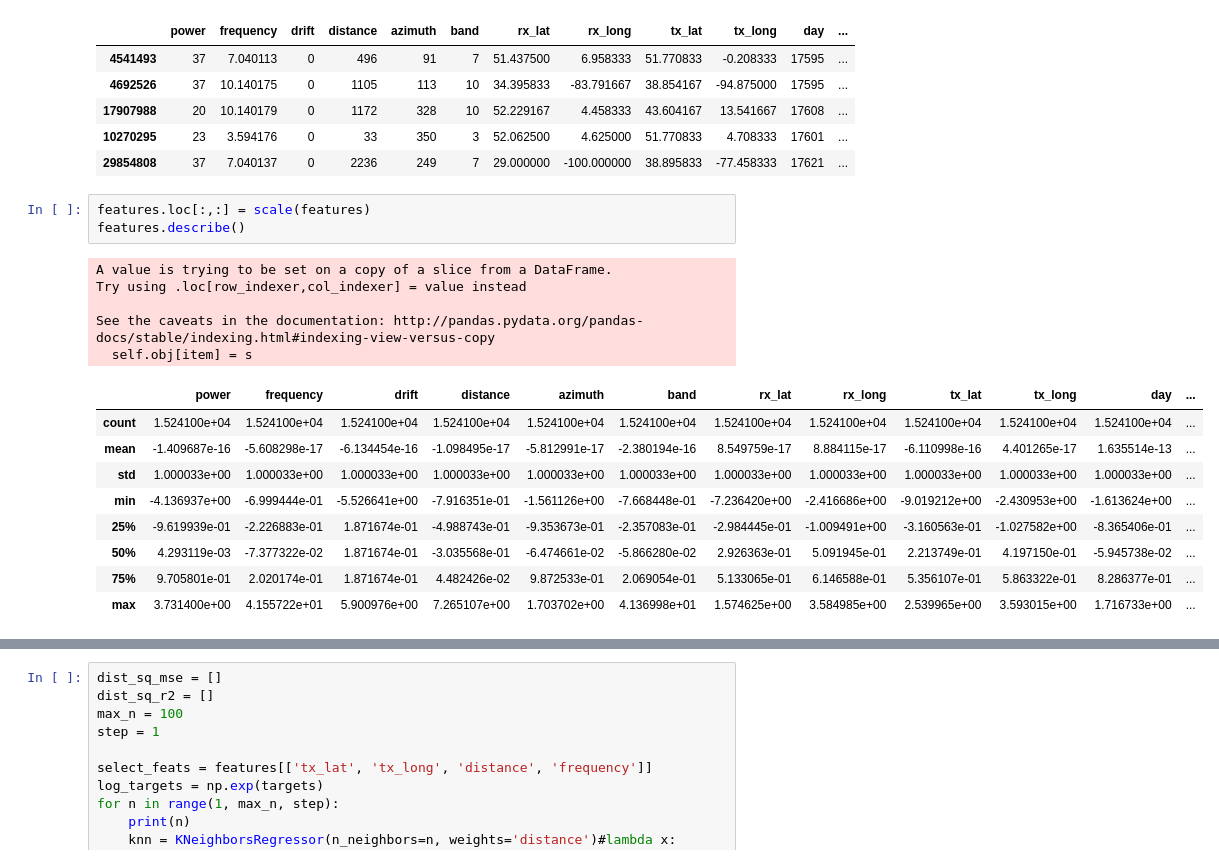
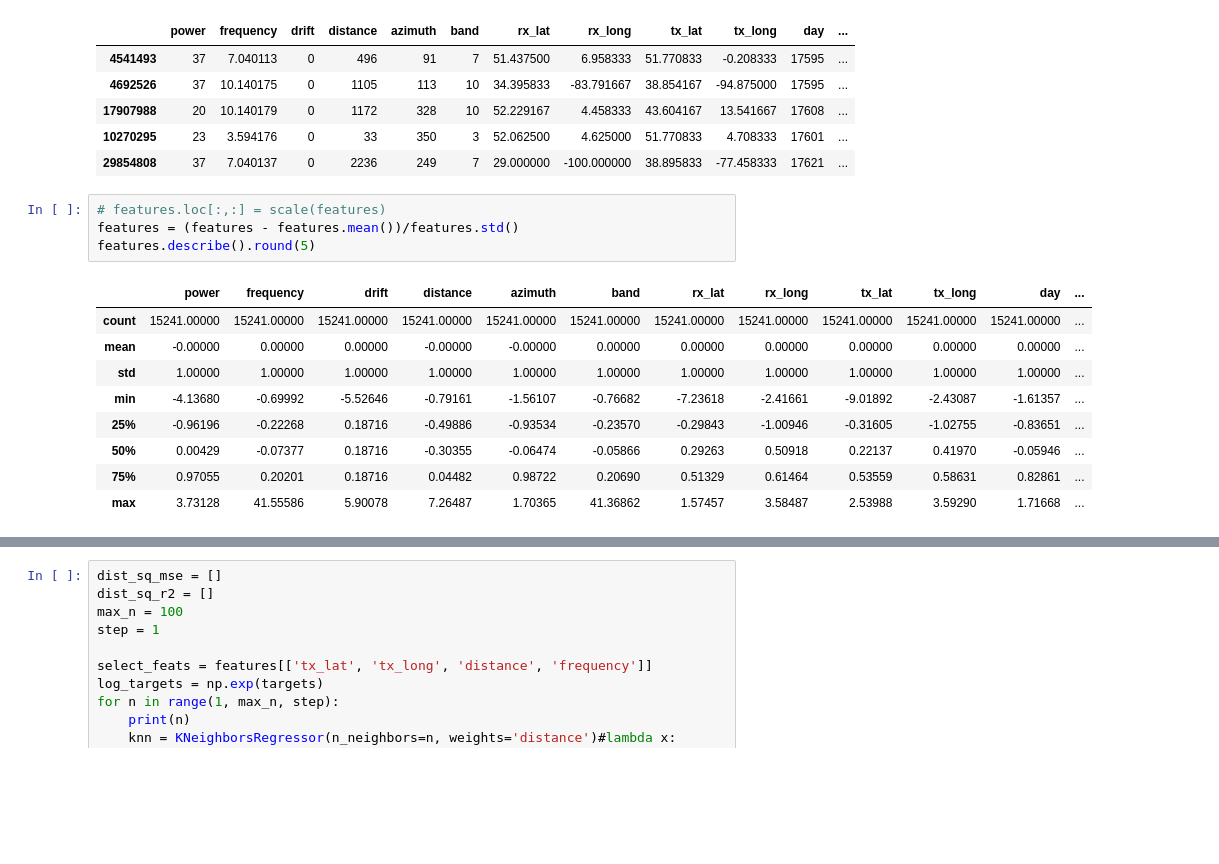
Before and after one commit to manojkur/radio-SNR-predictor, a Jupyter notebook: KNN_Testing.ipynb, the cells around one changed output, grey strips where cells are left out. Saved outputs shown, nothing was run; the diff lists cells and outputs as text; blank space fills up the shorter version.

```diff
--- a/KNN_Testing.ipynb
+++ b/KNN_Testing.ipynb
@@ -38,23 +38,19 @@ features.head()
 | 10270295 | 23 | 3.594176 | 0 | 33 | 350 | 3 | 52.062500 | 4.625000 | 51.770833 | 4.708333 | 17601 | ... |
 | 29854808 | 37 | 7.040137 | 0 | 2236 | 249 | 7 | 29.000000 | -100.000000 | 38.895833 | -77.458333 | 17621 | ... |
 # %%
-features.loc[:,:] = scale(features)
-features.describe()
+# features.loc[:,:] = scale(features)
+features = (features - features.mean())/features.std()
+features.describe().round(5)
 # %% [output]
-A value is trying to be set on a copy of a slice from a DataFrame.
-Try using .loc[row_indexer,col_indexer] = value instead
-
-See the caveats in the documentation: http://pandas.pydata.org/pandas-docs/stable/indexing.html#indexing-view-versus-copy
-  self.obj[item] = s
 |  | power | frequency | drift | distance | azimuth | band | rx_lat | rx_long | tx_lat | tx_long | day | ... |
-| count | 1.524100e+04 | 1.524100e+04 | 1.524100e+04 | 1.524100e+04 | 1.524100e+04 | 1.524100e+04 | 1.524100e+04 | 1.524100e+04 | 1.524100e+04 | 1.524100e+04 | 1.524100e+04 | ... |
-| mean | -1.409687e-16 | -5.608298e-17 | -6.134454e-16 | -1.098495e-17 | -5.812991e-17 | -2.380194e-16 | 8.549759e-17 | 8.884115e-17 | -6.110998e-16 | 4.401265e-17 | 1.635514e-13 | ... |
-| std | 1.000033e+00 | 1.000033e+00 | 1.000033e+00 | 1.000033e+00 | 1.000033e+00 | 1.000033e+00 | 1.000033e+00 | 1.000033e+00 | 1.000033e+00 | 1.000033e+00 | 1.000033e+00 | ... |
-| min | -4.136937e+00 | -6.999444e-01 | -5.526641e+00 | -7.916351e-01 | -1.561126e+00 | -7.668448e-01 | -7.236420e+00 | -2.416686e+00 | -9.019212e+00 | -2.430953e+00 | -1.613624e+00 | ... |
-| 25% | -9.619939e-01 | -2.226883e-01 | 1.871674e-01 | -4.988743e-01 | -9.353673e-01 | -2.357083e-01 | -2.984445e-01 | -1.009491e+00 | -3.160563e-01 | -1.027582e+00 | -8.365406e-01 | ... |
-| 50% | 4.293119e-03 | -7.377322e-02 | 1.871674e-01 | -3.035568e-01 | -6.474661e-02 | -5.866280e-02 | 2.926363e-01 | 5.091945e-01 | 2.213749e-01 | 4.197150e-01 | -5.945738e-02 | ... |
-| 75% | 9.705801e-01 | 2.020174e-01 | 1.871674e-01 | 4.482426e-02 | 9.872533e-01 | 2.069054e-01 | 5.133065e-01 | 6.146588e-01 | 5.356107e-01 | 5.863322e-01 | 8.286377e-01 | ... |
-| max | 3.731400e+00 | 4.155722e+01 | 5.900976e+00 | 7.265107e+00 | 1.703702e+00 | 4.136998e+01 | 1.574625e+00 | 3.584985e+00 | 2.539965e+00 | 3.593015e+00 | 1.716733e+00 | ... |
+| count | 15241.00000 | 15241.00000 | 15241.00000 | 15241.00000 | 15241.00000 | 15241.00000 | 15241.00000 | 15241.00000 | 15241.00000 | 15241.00000 | 15241.00000 | ... |
+| mean | -0.00000 | 0.00000 | 0.00000 | -0.00000 | -0.00000 | 0.00000 | 0.00000 | 0.00000 | 0.00000 | 0.00000 | 0.00000 | ... |
+| std | 1.00000 | 1.00000 | 1.00000 | 1.00000 | 1.00000 | 1.00000 | 1.00000 | 1.00000 | 1.00000 | 1.00000 | 1.00000 | ... |
+| min | -4.13680 | -0.69992 | -5.52646 | -0.79161 | -1.56107 | -0.76682 | -7.23618 | -2.41661 | -9.01892 | -2.43087 | -1.61357 | ... |
+| 25% | -0.96196 | -0.22268 | 0.18716 | -0.49886 | -0.93534 | -0.23570 | -0.29843 | -1.00946 | -0.31605 | -1.02755 | -0.83651 | ... |
+| 50% | 0.00429 | -0.07377 | 0.18716 | -0.30355 | -0.06474 | -0.05866 | 0.29263 | 0.50918 | 0.22137 | 0.41970 | -0.05946 | ... |
+| 75% | 0.97055 | 0.20201 | 0.18716 | 0.04482 | 0.98722 | 0.20690 | 0.51329 | 0.61464 | 0.53559 | 0.58631 | 0.82861 | ... |
+| max | 3.73128 | 41.55586 | 5.90078 | 7.26487 | 1.70365 | 41.36862 | 1.57457 | 3.58487 | 2.53988 | 3.59290 | 1.71668 | ... |
 # %%
 mse = []
 r2 = []
```
Also changed, not shown: parts of 19 cells of this notebook, 2 other files.
